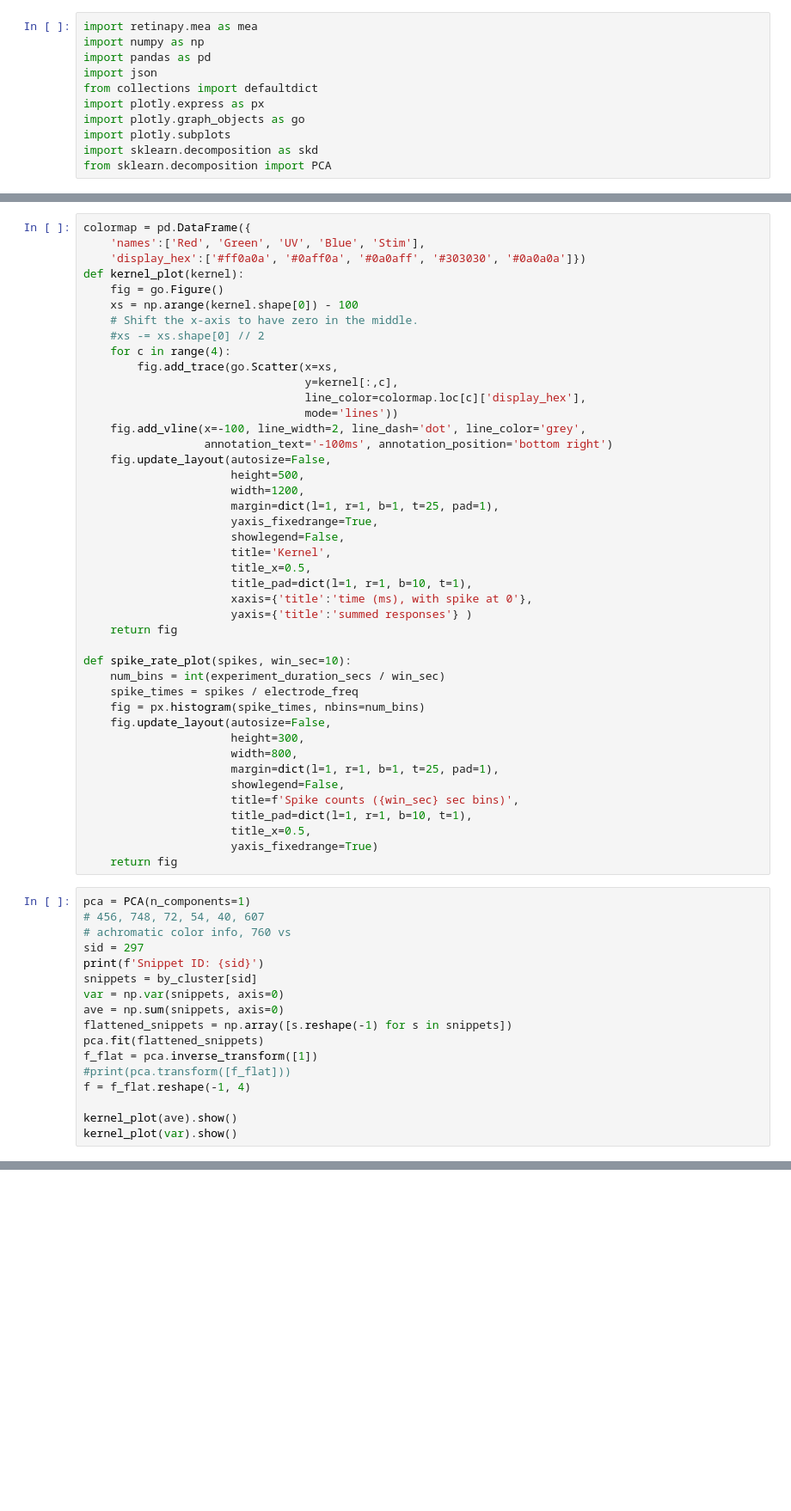
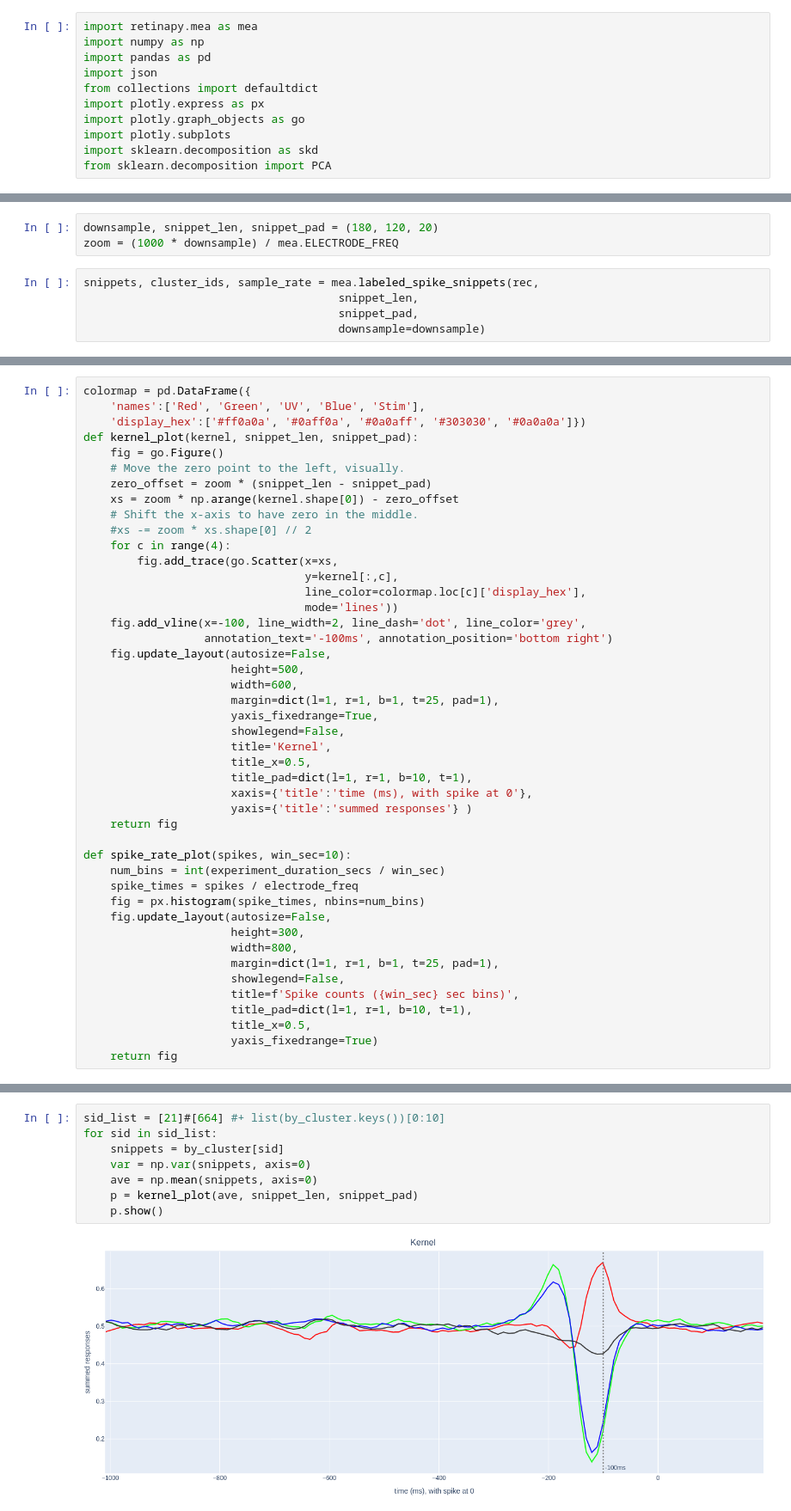
Before and after one commit to BadenLab/retinapy, a Jupyter notebook: notebooks/pca.ipynb, the cells around one changed output, grey strips where cells are left out. Shown: that part at 86% size. Saved outputs shown, nothing was run; the diff lists cells and outputs as text; blank space fills up the shorter version.

```diff
--- a/notebooks/pca.ipynb
+++ b/notebooks/pca.ipynb
@@ -28,2 +24,10 @@ snippets, cluster_ids, sample_rate = mea.labeled_spike_snippets(rec,
+# %%
+downsample, snippet_len, snippet_pad = (180, 120, 20)
+zoom = (1000 * downsample) / mea.ELECTRODE_FREQ
+# %%
+snippets, cluster_ids, sample_rate = mea.labeled_spike_snippets(rec,
+                                      snippet_len,
+                                      snippet_pad,
+                                      downsample=downsample)
 # %%
 by_cluster = defaultdict(list)
@@ -36,11 +37,13 @@ for idx in range(len(cluster_ids)):
 colormap = pd.DataFrame({
     'names':['Red', 'Green', 'UV', 'Blue', 'Stim'],
     'display_hex':['#ff0a0a', '#0aff0a', '#0a0aff', '#303030', '#0a0a0a']})
-def kernel_plot(kernel):
+def kernel_plot(kernel, snippet_len, snippet_pad):
     fig = go.Figure()
-    xs = np.arange(kernel.shape[0]) - 100
+    # Move the zero point to the left, visually.
+    zero_offset = zoom * (snippet_len - snippet_pad)
+    xs = zoom * np.arange(kernel.shape[0]) - zero_offset
     # Shift the x-axis to have zero in the middle.
-    #xs -= xs.shape[0] // 2
+    #xs -= zoom * xs.shape[0] // 2
     for c in range(4):
         fig.add_trace(go.Scatter(x=xs,
                                  y=kernel[:,c],
@@ -50,7 +53,7 @@ def kernel_plot(kernel):
                   annotation_text='-100ms', annotation_position='bottom right')
     fig.update_layout(autosize=False,
                       height=500,
-                      width=1200,
+                      width=600,
                       margin=dict(l=1, r=1, b=1, t=25, pad=1),
                       yaxis_fixedrange=True,
                       showlegend=False,
@@ -75,20 +78,3 @@ def spike_rate_plot(spikes, win_sec=10):
                       title_x=0.5,
                       yaxis_fixedrange=True)
     return fig
-# %%
-pca = PCA(n_components=1)
-# 456, 748, 72, 54, 40, 607
-# achromatic color info, 760 vs
-sid = 297
-print(f'Snippet ID: {sid}')
-snippets = by_cluster[sid]
-var = np.var(snippets, axis=0)
-ave = np.sum(snippets, axis=0)
-flattened_snippets = np.array([s.reshape(-1) for s in snippets])
-pca.fit(flattened_snippets)
-f_flat = pca.inverse_transform([1])
-#print(pca.transform([f_flat]))
-f = f_flat.reshape(-1, 4)
-
-kernel_plot(ave).show()
-kernel_plot(var).show()
@@ -99,0 +81,10 @@ Snippet ID: 297
+# %%
+sid_list = [21]#[664] #+ list(by_cluster.keys())[0:10]
+for sid in sid_list:
+    snippets = by_cluster[sid]
+    var = np.var(snippets, axis=0)
+    ave = np.mean(snippets, axis=0)
+    p = kernel_plot(ave, snippet_len, snippet_pad)
+    p.show()
+# %% [output]
+[figure, added]
```
Also changed, not shown: parts of 4 cells of this notebook, 7 other files.
